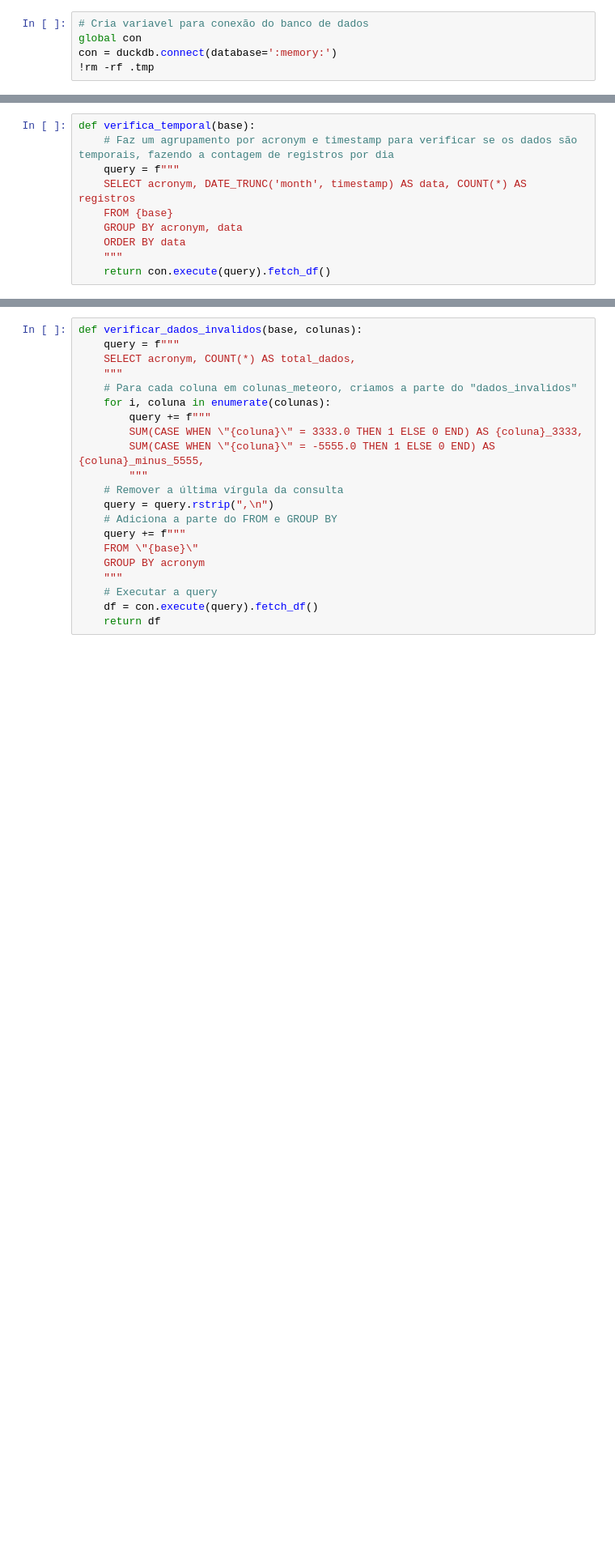
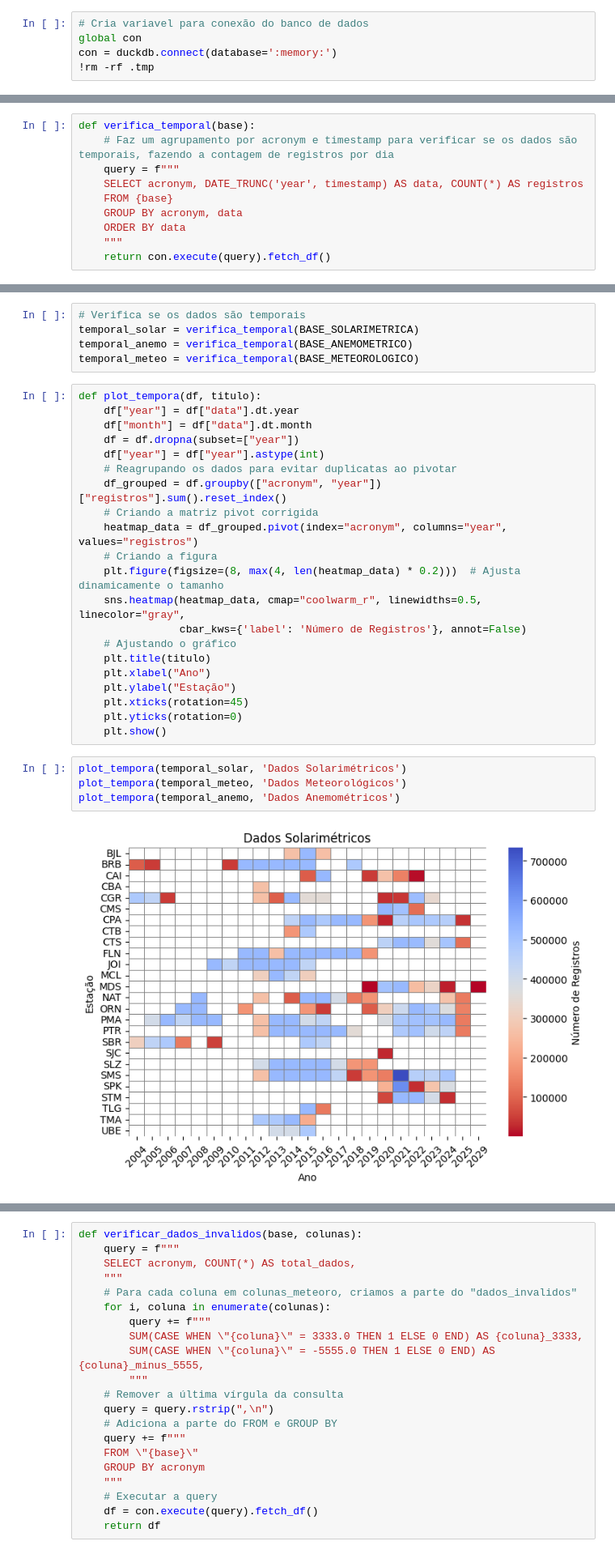
Before and after one commit to labren/sonda-curadoria, a Jupyter notebook: analise_exploratoria.ipynb, the cells around one changed output, grey strips where cells are left out. Shown: that part at 81% size. Cells and saved outputs as stored; diff of their text form; blank space fills up the shorter version.

```diff
--- a/analise_exploratoria.ipynb
+++ b/analise_exploratoria.ipynb
@@ -115,7 +123,7 @@ display(con.execute(f"SELECT * FROM {BASE_ANEMOMETRICO} LIMIT 5").fetch_df())
 def verifica_temporal(base):
     # Faz um agrupamento por acronym e timestamp para verificar se os dados são temporais, fazendo a contagem de registros por dia
     query = f"""
-    SELECT acronym, DATE_TRUNC('month', timestamp) AS data, COUNT(*) AS registros
+    SELECT acronym, DATE_TRUNC('year', timestamp) AS data, COUNT(*) AS registros
     FROM {base}
     GROUP BY acronym, data
     ORDER BY data
@@ -435,0 +132,32 @@ con.execute(f"SELECT * FROM {BASE_SOLARIMETRICA} LIMIT 5").fetch_df()
+# %%
+# Verifica se os dados são temporais
+temporal_solar = verifica_temporal(BASE_SOLARIMETRICA)
+temporal_anemo = verifica_temporal(BASE_ANEMOMETRICO)
+temporal_meteo = verifica_temporal(BASE_METEOROLOGICO)
+# %%
+def plot_tempora(df, titulo):
+    df["year"] = df["data"].dt.year
+    df["month"] = df["data"].dt.month
+    df = df.dropna(subset=["year"])
+    df["year"] = df["year"].astype(int)
+    # Reagrupando os dados para evitar duplicatas ao pivotar
+    df_grouped = df.groupby(["acronym", "year"])["registros"].sum().reset_index()
+    # Criando a matriz pivot corrigida
+    heatmap_data = df_grouped.pivot(index="acronym", columns="year", values="registros")
+    # Criando a figura
+    plt.figure(figsize=(8, max(4, len(heatmap_data) * 0.2)))  # Ajusta dinamicamente o tamanho
+    sns.heatmap(heatmap_data, cmap="coolwarm_r", linewidths=0.5, linecolor="gray",
+                cbar_kws={'label': 'Número de Registros'}, annot=False)
+    # Ajustando o gráfico
+    plt.title(titulo)
+    plt.xlabel("Ano")
+    plt.ylabel("Estação")
+    plt.xticks(rotation=45)
+    plt.yticks(rotation=0)
+    plt.show()
+# %%
+plot_tempora(temporal_solar, 'Dados Solarimétricos')
+plot_tempora(temporal_meteo, 'Dados Meteorológicos')
+plot_tempora(temporal_anemo, 'Dados Anemométricos')
+# %% [output]
+[figure, added]
```
Also changed, not shown: parts of 32 cells of this notebook, 1 other file.
